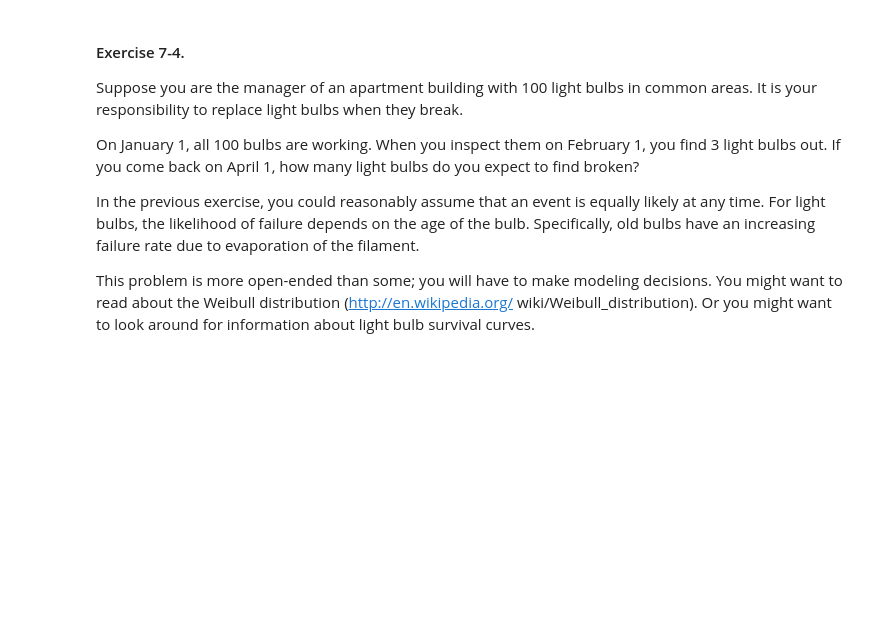
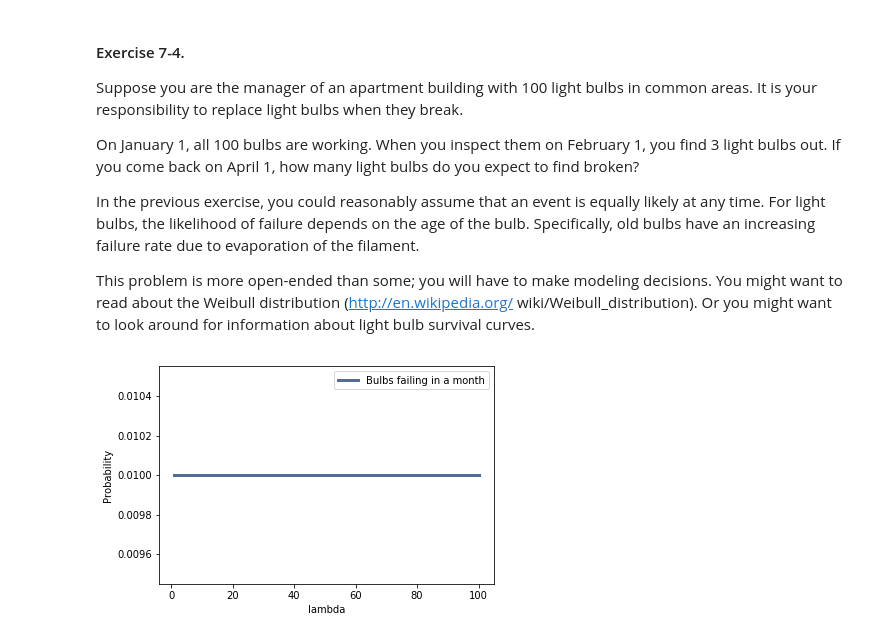
Before and after one commit to JeffreyMinucci/ThinkBayes2, a Jupyter notebook: code/chap07-exercises-jeff.ipynb, the cells around one changed output. Drawn from its saved outputs; the diff is of its cells as text; code cells hidden in the pictures; blank space fills up the shorter version.

Commit message:
add attempts to answer lightbulb question

```diff
--- a/code/chap07-exercises-jeff.ipynb
+++ b/code/chap07-exercises-jeff.ipynb
@@ -499,3 +498,27 @@ This problem is more open-ended than some; you will have to make modeling decisi
 You might want to read about the Weibull distribution (http://en.wikipedia.org/
 wiki/Weibull_distribution). Or you might want to look around for information about
 light bulb survival curves.
+# %%
+from thinkbayes2 import MakeWeibullPmf, EvalWeibullPdf
+
+class Lightbulb(Suite):
+    def __init__(self, label=None):
+        #xs = np.linspace(0, 100, 101)
+        pmf = MakeUniformPmf(1,100,100) #prior for bulbs breaking per month out of 100
+        Suite.__init__(self, pmf, label)
+
+    def Likelihood(self,data,hypo):
+        lam = hypo
+        x = data # fails out of 100 in a month
+        like = EvalWeibullPdf(x,lam, 2) #assuming failure rate increases proportional to time^2
+        return like
+
+suite = Lightbulb("Bulbs failing in a month")
+
+#view the prior
+thinkplot.PrePlot(num=1)
+thinkplot.Pdf(suite)
+thinkplot.Config(xlabel='lambda',
+                ylabel='Probability')
+# %% [output]
+[figure, added]
```
Also changed, not shown: parts of 3 cells of this notebook.
